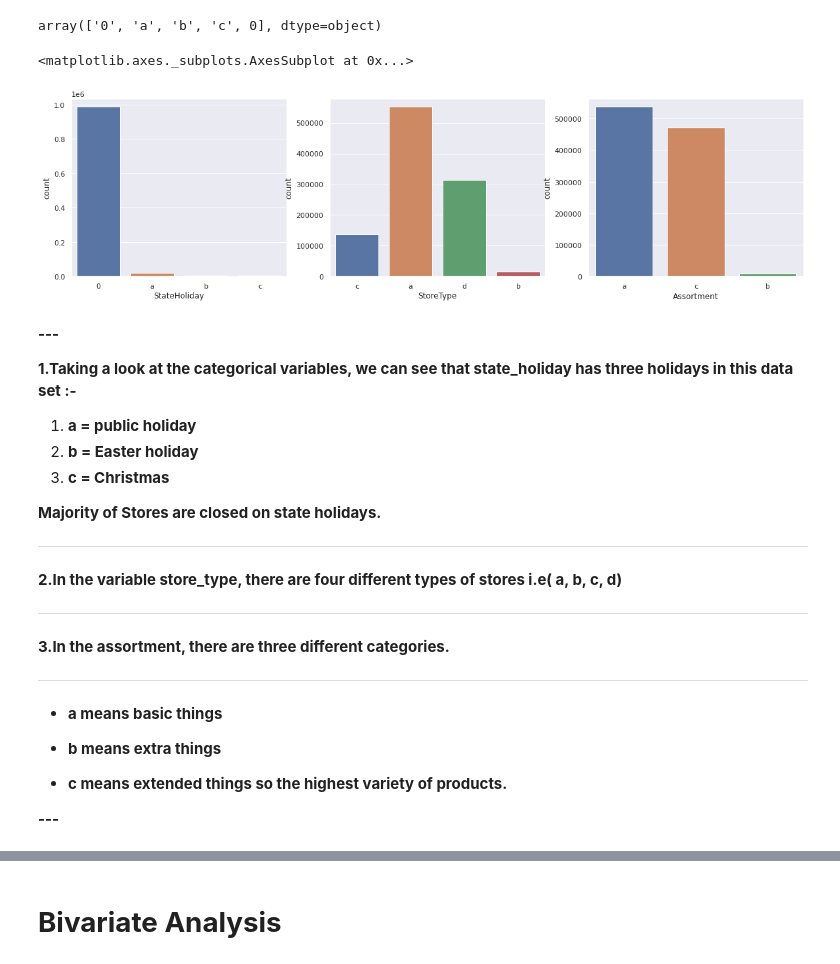
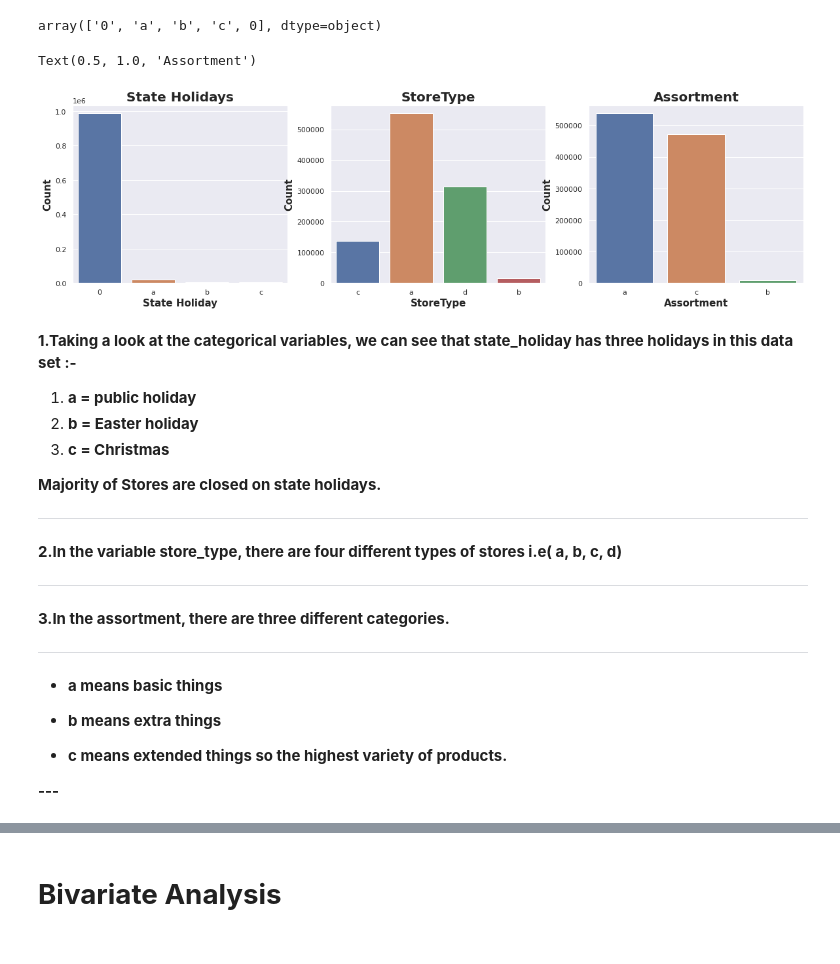
Before and after one commit to priyankashinde-DS/Rossmann_sales_prediction, a Jupyter notebook: ML(Supervised)_Rossmann_Sales_Prediction_Capstone_Project.ipynb, the cells around one changed output, grey strips where cells are left out. Drawn from its saved outputs; the diff is of its cells as text; code cells hidden in the pictures.

```diff
--- a/ML(Supervised)_Rossmann_Sales_Prediction_Capstone_Project.ipynb
+++ b/ML(Supervised)_Rossmann_Sales_Prediction_Capstone_Project.ipynb
@@ -395,8 +450,9 @@ store_sale_data['Weekofyear'] =  pd.DatetimeIndex(store_sale_data['Date']).week
 # create day column from date column
 store_sale_data['Day'] = pd.DatetimeIndex(store_sale_data['Date']).day
 
-# we create year month week and day column from Date column so, lets drop date column
-store_sale_data.drop('Date',axis=1,inplace=True)
+
+# Since we create day week month and year column from date column ,lets drop date column
+store_sale_data.drop('Date',inplace=True,axis=1)
 # %% [markdown]
 **In Date column using DatetimeIndex function extract other features year, month and weekofyear  from Date.**
 # %%
@@ -410,25 +466,29 @@ store_sale_data.StateHoliday = store_sale_data.StateHoliday.replace(0,'0')
 # %%
 # state_holiday
 plt.figure(figsize=(20,5))
 plt.subplot(1,3,1)
-sns.countplot(store_sale_data['StateHoliday'])
+ax = sns.countplot(store_sale_data['StateHoliday'])
+ax.set_xlabel('State Holiday',size=15,fontdict={"weight": "bold"})
+ax.set_ylabel('Count',size=15,fontdict={"weight": "bold"})
+ax.set_title("State Holidays",fontsize=20,fontdict={"weight": "bold"})
 
 # store_type
 plt.subplot(1,3,2)
-sns.countplot(store_sale_data['StoreType'])
+ax = sns.countplot(store_sale_data['StoreType'])
+ax.set_xlabel('StoreType',size=15,fontdict={"weight": "bold"})
+ax.set_ylabel('Count',size=15,fontdict={"weight": "bold"})
+ax.set_title("StoreType",fontsize=20,fontdict={"weight": "bold"})
 
 # assortment
 plt.subplot(1,3,3)
-sns.countplot(store_sale_data['Assortment'])
+ax=sns.countplot(store_sale_data['Assortment'])
+ax.set_xlabel('Assortment',size=15,fontdict={"weight": "bold"})
+ax.set_ylabel('Count',size=15,fontdict={"weight": "bold"})
+ax.set_title("Assortment",fontsize=20,fontdict={"weight": "bold"})
 # %% [output]
-<matplotlib.axes._subplots.AxesSubplot at 0x...>
+Text(0.5, 1.0, 'Assortment')
-[figure, old version]
+[figure, new version]
 # %% [markdown]
-
-
-**---**
-
-
 **1.Taking a look at the categorical variables, we can see that state_holiday has  three holidays in this data set :-**
 
 1.   **a = public holiday**
```
Also changed, not shown: parts of 81 cells of this notebook.
